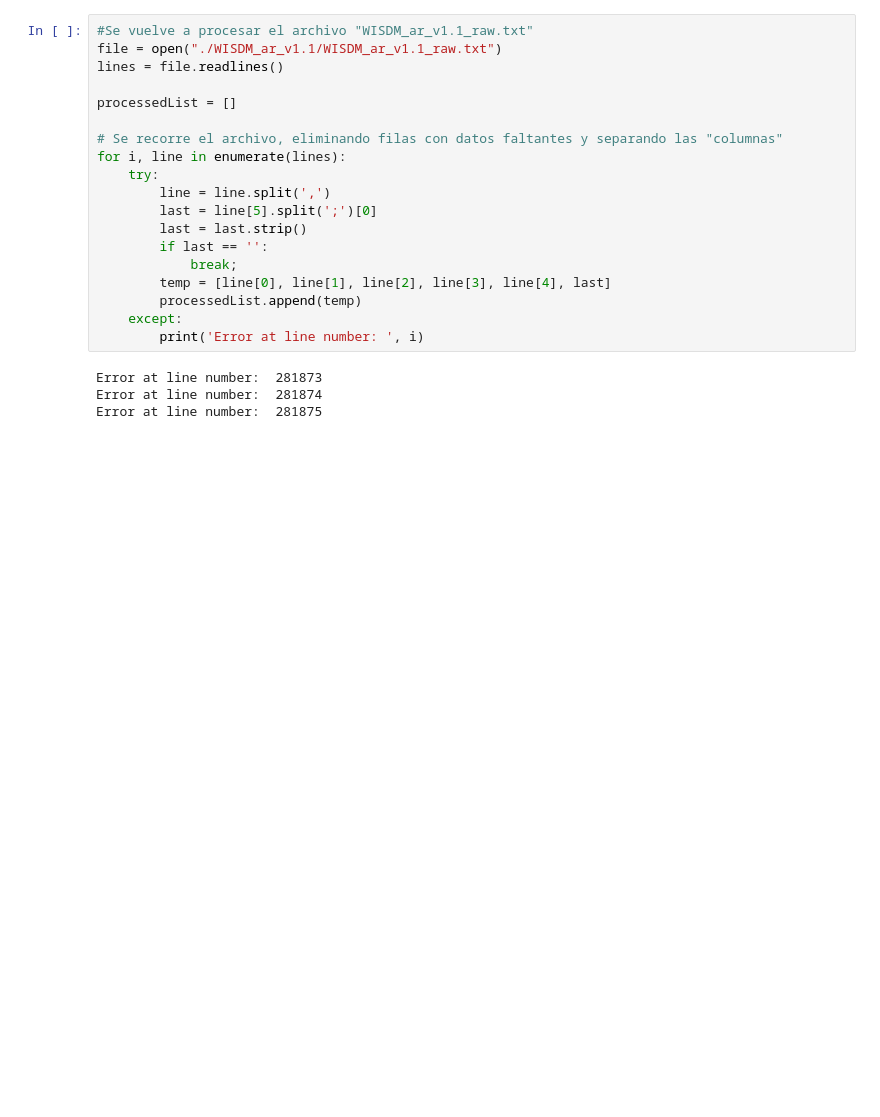
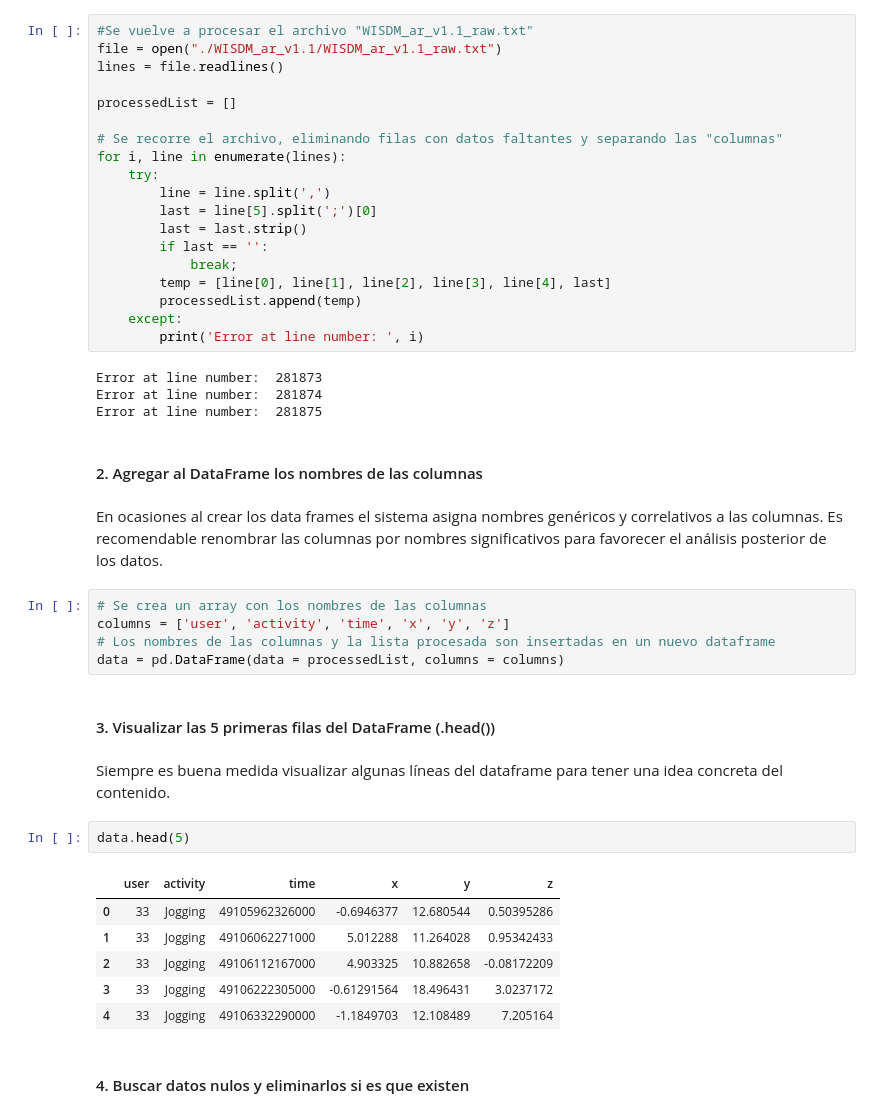
Before and after one commit to VictorSepulveda1994/Minor-Machine-Learning, a Jupyter notebook: Proyecto_Final/Etapa02-Scrub/Scrub-Human_Activity_Recognition.ipynb, the cells around one changed output. Cells and saved outputs as stored; diff of their text form; blank space fills up the shorter version.

```diff
--- a/Proyecto_Final/Etapa02-Scrub/Scrub-Human_Activity_Recognition.ipynb
+++ b/Proyecto_Final/Etapa02-Scrub/Scrub-Human_Activity_Recognition.ipynb
@@ -136,3 +137,27 @@ for i, line in enumerate(lines):
 Error at line number:  281873
 Error at line number:  281874
 Error at line number:  281875
+# %% [markdown]
+#### 2. Agregar al DataFrame los nombres de las columnas
+# %% [markdown]
+En ocasiones al crear los data frames el sistema asigna nombres genéricos y correlativos a las columnas. Es recomendable renombrar las columnas por nombres significativos para favorecer el análisis posterior de los datos.
+# %%
+# Se crea un array con los nombres de las columnas
+columns = ['user', 'activity', 'time', 'x', 'y', 'z']
+# Los nombres de las columnas y la lista procesada son insertadas en un nuevo dataframe
+data = pd.DataFrame(data = processedList, columns = columns)
+# %% [markdown]
+#### 3. Visualizar las 5 primeras filas del DataFrame (.head())
+# %% [markdown]
+Siempre es buena medida visualizar algunas líneas del dataframe para tener una idea concreta del contenido.
+# %%
+data.head(5)
+# %% [output]
+|  | user | activity | time | x | y | z |
+| 0 | 33 | Jogging | 49105962326000 | -0.6946377 | 12.680544 | 0.50395286 |
+| 1 | 33 | Jogging | 49106062271000 | 5.012288 | 11.264028 | 0.95342433 |
+| 2 | 33 | Jogging | 49106112167000 | 4.903325 | 10.882658 | -0.08172209 |
+| 3 | 33 | Jogging | 49106222305000 | -0.61291564 | 18.496431 | 3.0237172 |
+| 4 | 33 | Jogging | 49106332290000 | -1.1849703 | 12.108489 | 7.205164 |
+# %% [markdown]
+#### 4. Buscar datos nulos y eliminarlos si es que existen
```
Also changed, not shown: parts of 24 cells of this notebook.
